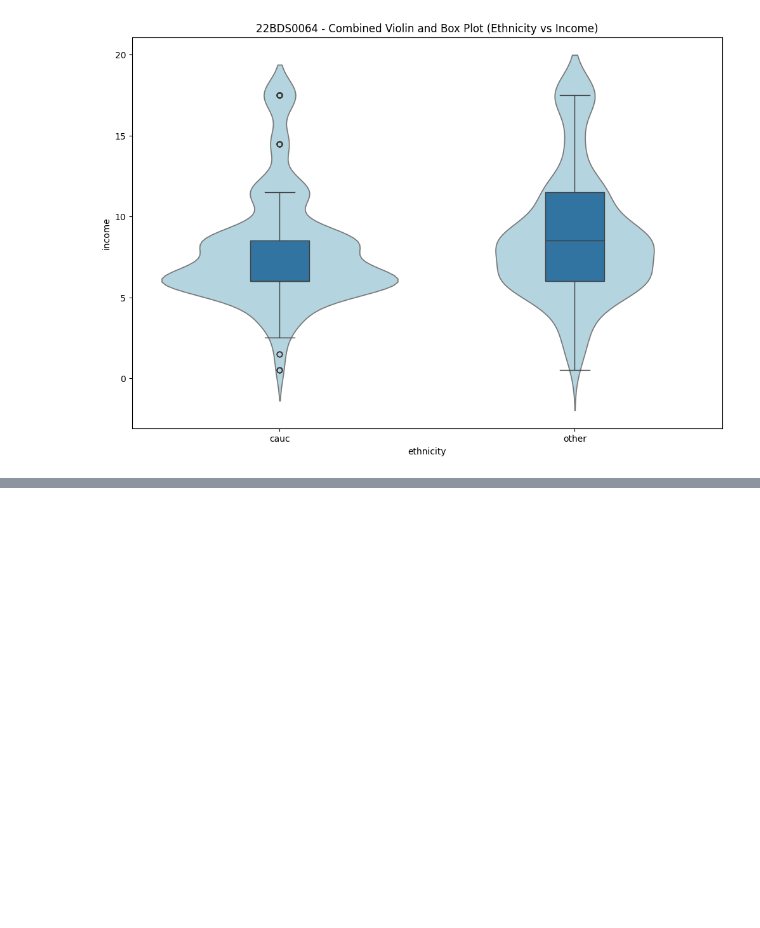
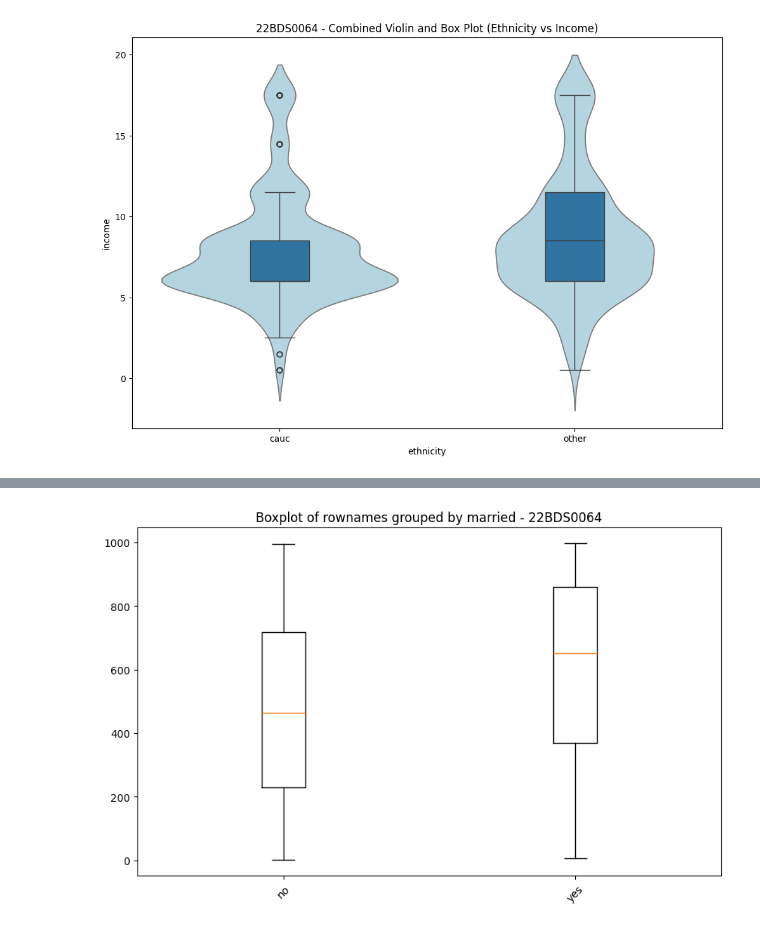
Before and after one commit to devansh391k/22BDS0064, a Jupyter notebook: 22BDS0064.ipynb, the cells around one changed output, grey strips where cells are left out. Saved outputs shown, nothing was run; the diff lists cells and outputs as text; code cells hidden in the pictures; blank space fills up the shorter version.

```diff
--- a/22BDS0064.ipynb
+++ b/22BDS0064.ipynb
@@ -422,0 +609,14 @@ if df.shape[1] > 3:
+# %%
+# Boxplot of numeric variable grouped by categories
+if cat_cols and numeric_cols:
+    num = numeric_cols[0]
+    cat = cat_cols[0]
+    top_cats = df[cat].value_counts().head(8).index
+    data_to_plot = [df[df[cat]==k][num].dropna() for k in top_cats]
+    plt.figure(figsize=(10,6))
+    plt.boxplot(data_to_plot, labels=[str(k) for k in top_cats])
+    plt.xticks(rotation=45)
+    plt.title(f"Boxplot of {num} grouped by {cat} - 22BDS0064")
+    plt.show()
+# %% [output]
+[figure, added]
```
Also changed, not shown: parts of 5 cells of this notebook.
